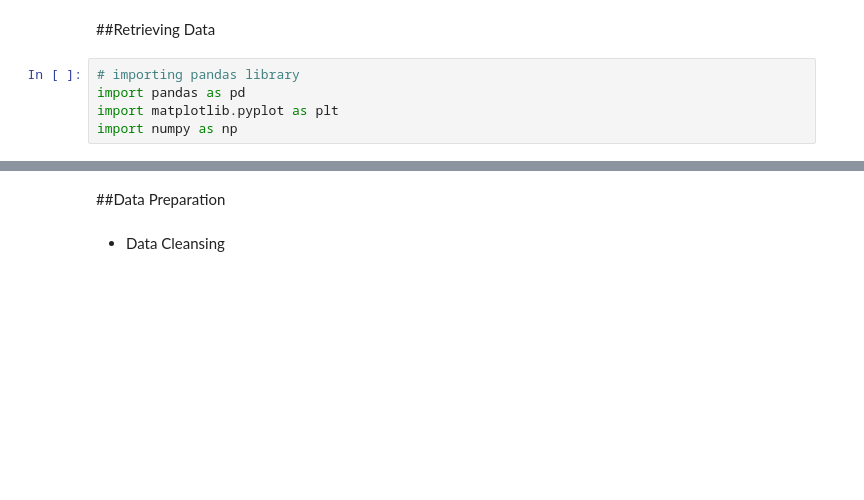
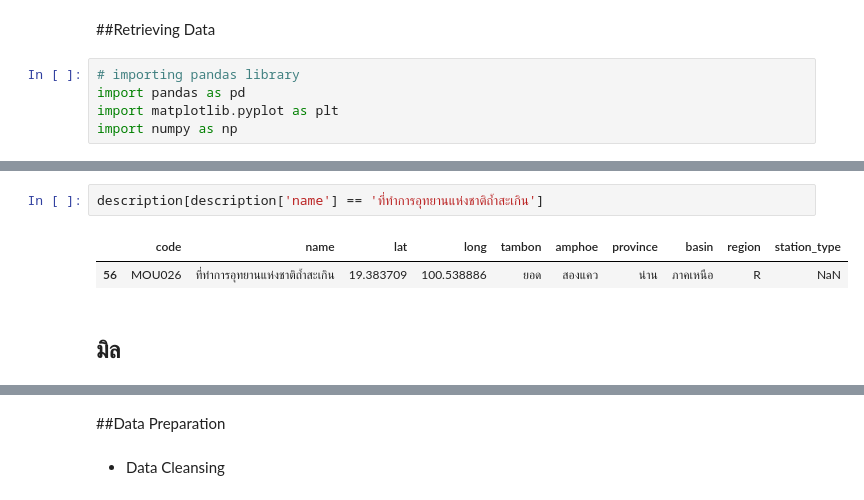
Before and after one commit to punnarat-w/Yomriver_analysis, a Jupyter notebook: ForecastingModel.ipynb, the cells around one changed output, grey strips where cells are left out. Drawn from its saved outputs; the diff is of its cells as text; blank space fills up the shorter version.

```diff
--- a/ForecastingModel.ipynb
+++ b/ForecastingModel.ipynb
@@ -119,0 +59,7 @@ prep_decom.plot()
+# %%
+description[description['name'] == 'ที่ทำการอุทยานแห่งชาติถ้ำสะเกิน']
+# %% [output]
+|  | code | name | lat | long | tambon | amphoe | province | basin | region | station_type |
+| 56 | MOU026 | ที่ทำการอุทยานแห่งชาติถ้ำสะเกิน | 19.383709 | 100.538886 | ยอด | สองแคว | น่าน | ภาคเหนือ | R | NaN |
+# %% [markdown]
+## **มิล**
```
Also changed, not shown: parts of 52 cells of this notebook.
